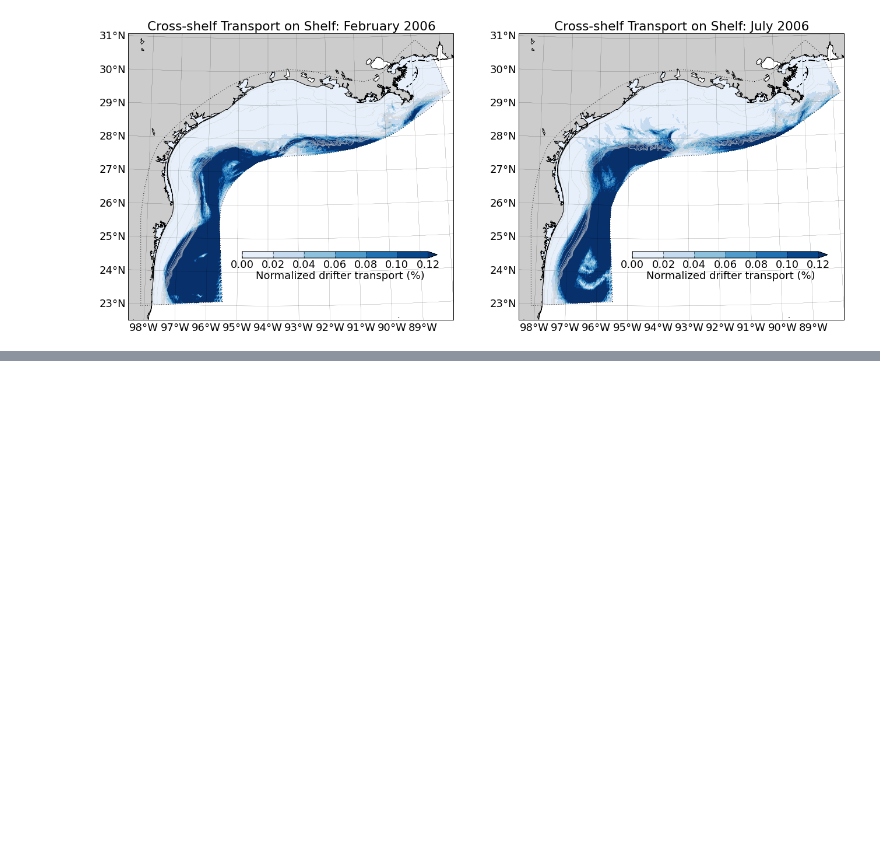
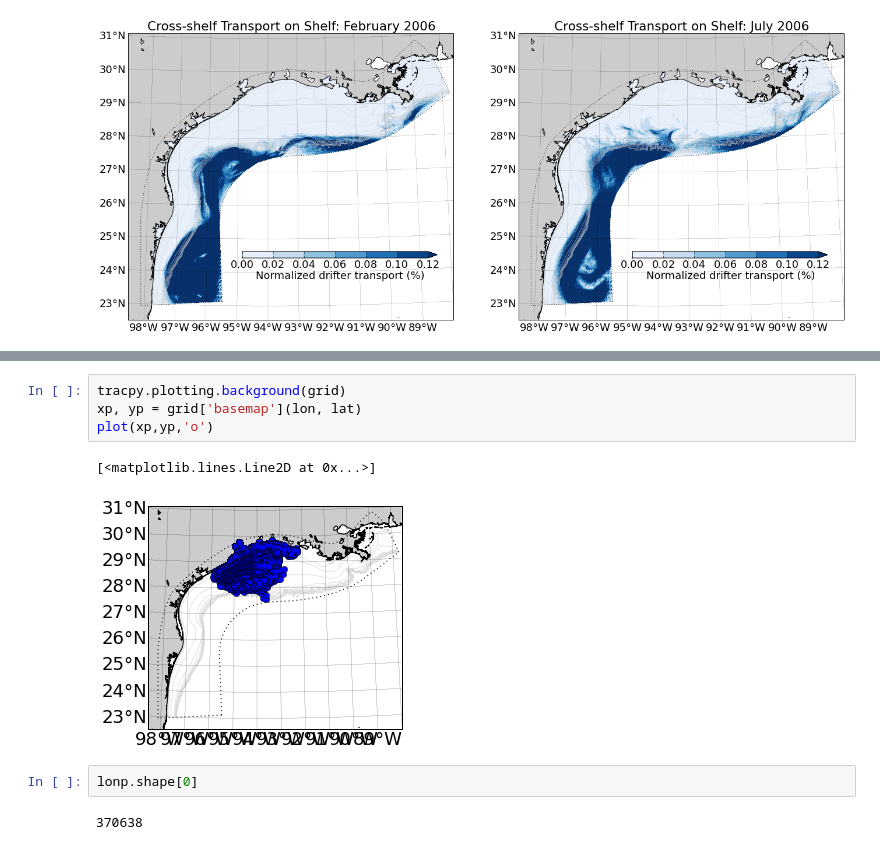
Before and after one commit to kthyng/gisr, a Jupyter notebook: all_f.ipynb, the cells around one changed output, grey strips where cells are left out. Drawn from its saved outputs; the diff is of its cells as text; blank space fills up the shorter version.

```diff
--- a/all_f.ipynb
+++ b/all_f.ipynb
@@ -113,0 +178,11 @@ tracpy.plotting.transport(name='all_f', fmod=startdate.isoformat()[0:7] + '*', e
+# %%
+tracpy.plotting.background(grid)
+xp, yp = grid['basemap'](lon, lat)
+plot(xp,yp,'o')
+# %% [output]
+[<matplotlib.lines.Line2D at 0x...>]
+[figure, added]
+# %%
+lonp.shape[0]
+# %% [output]
+370638
```
Also changed, not shown: parts of 7 cells of this notebook.
